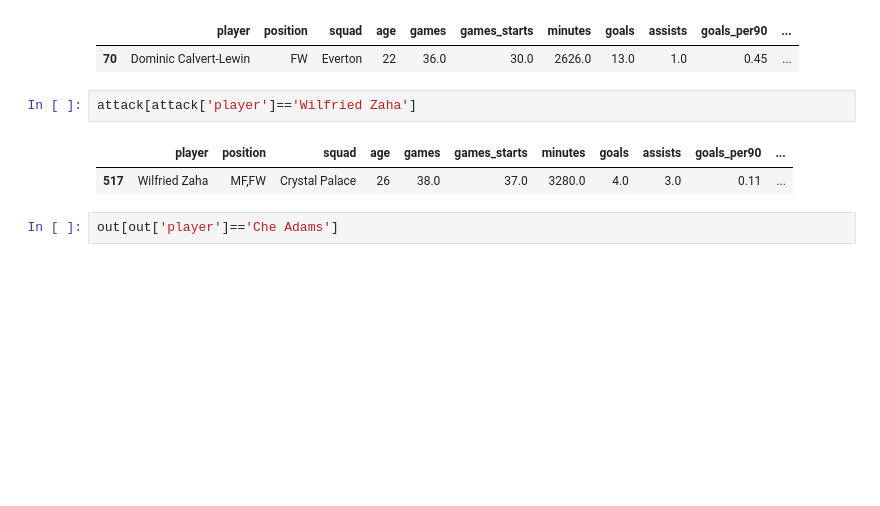
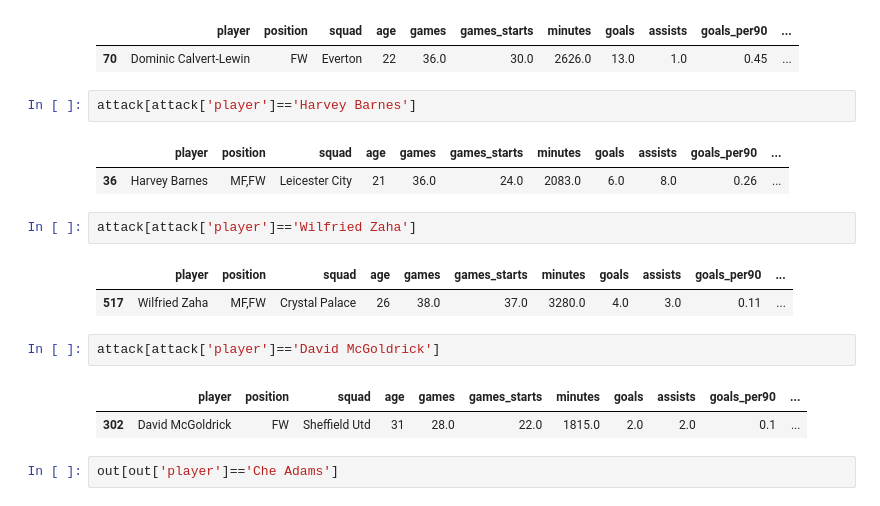
Before and after one commit to sidthakur08/fpl_explore, a Jupyter notebook: explore.ipynb, the cells around one changed output. Saved outputs shown, nothing was run; the diff lists cells and outputs as text; blank space fills up the shorter version.

```diff
--- a/explore.ipynb
+++ b/explore.ipynb
@@ -541,11 +549,21 @@ attack[attack['player']=='Dominic Calvert-Lewin']
 # %% [output]
 |  | player | position | squad | age | games | games_starts | minutes | goals | assists | goals_per90 | ... |
 | 70 | Dominic Calvert-Lewin | FW | Everton | 22 | 36.0 | 30.0 | 2626.0 | 13.0 | 1.0 | 0.45 | ... |
+# %%
+attack[attack['player']=='Harvey Barnes']
+# %% [output]
+|  | player | position | squad | age | games | games_starts | minutes | goals | assists | goals_per90 | ... |
+| 36 | Harvey Barnes | MF,FW | Leicester City | 21 | 36.0 | 24.0 | 2083.0 | 6.0 | 8.0 | 0.26 | ... |
 # %%
 attack[attack['player']=='Wilfried Zaha']
 # %% [output]
 |  | player | position | squad | age | games | games_starts | minutes | goals | assists | goals_per90 | ... |
 | 517 | Wilfried Zaha | MF,FW | Crystal Palace | 26 | 38.0 | 37.0 | 3280.0 | 4.0 | 3.0 | 0.11 | ... |
+# %%
+attack[attack['player']=='David McGoldrick']
+# %% [output]
+|  | player | position | squad | age | games | games_starts | minutes | goals | assists | goals_per90 | ... |
+| 302 | David McGoldrick | FW | Sheffield Utd | 31 | 28.0 | 22.0 | 1815.0 | 2.0 | 2.0 | 0.1 | ... |
 # %%
 out[out['player']=='Che Adams']
 # %% [output]
```
Also changed, not shown: parts of 2 cells of this notebook, 1 other file.
